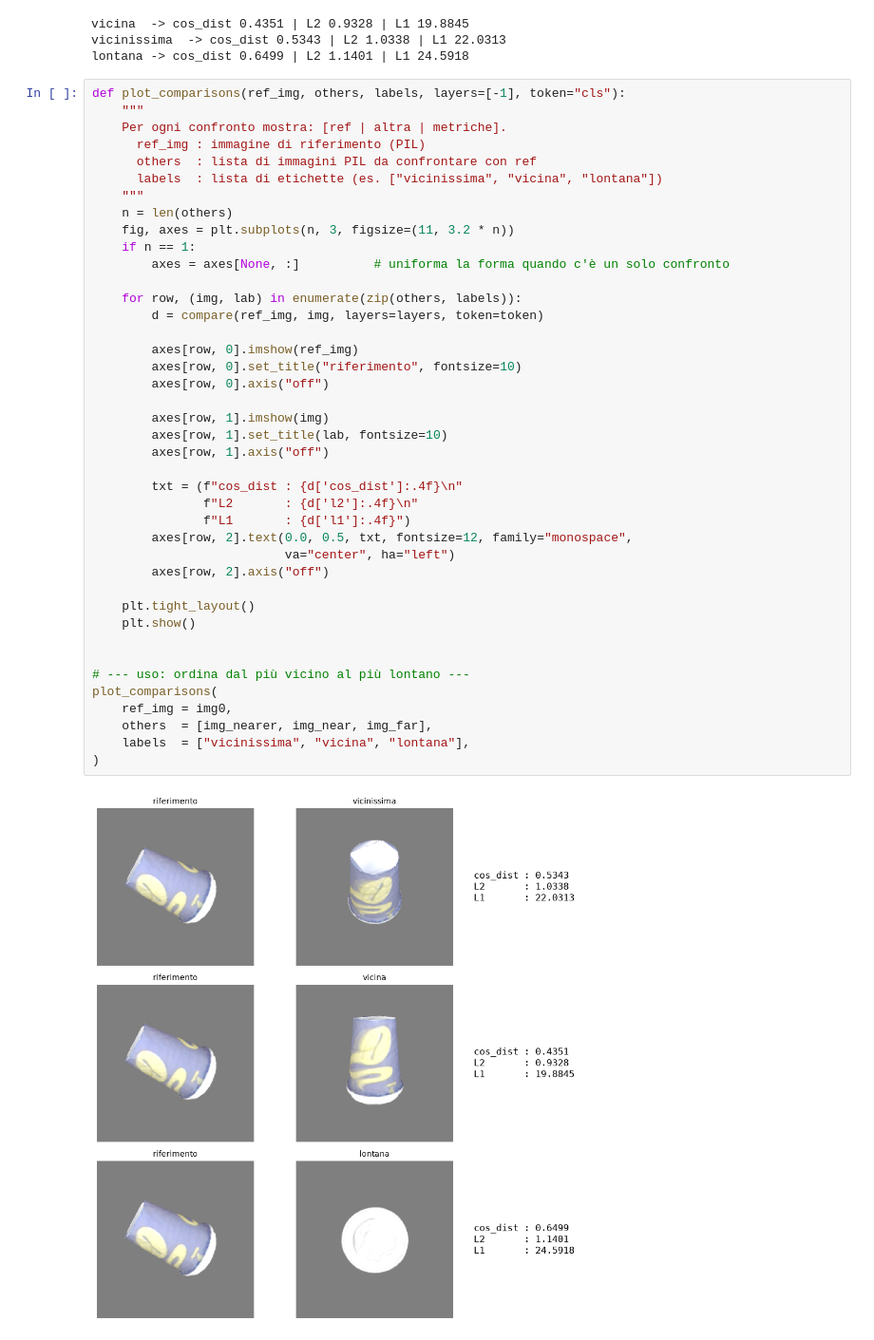
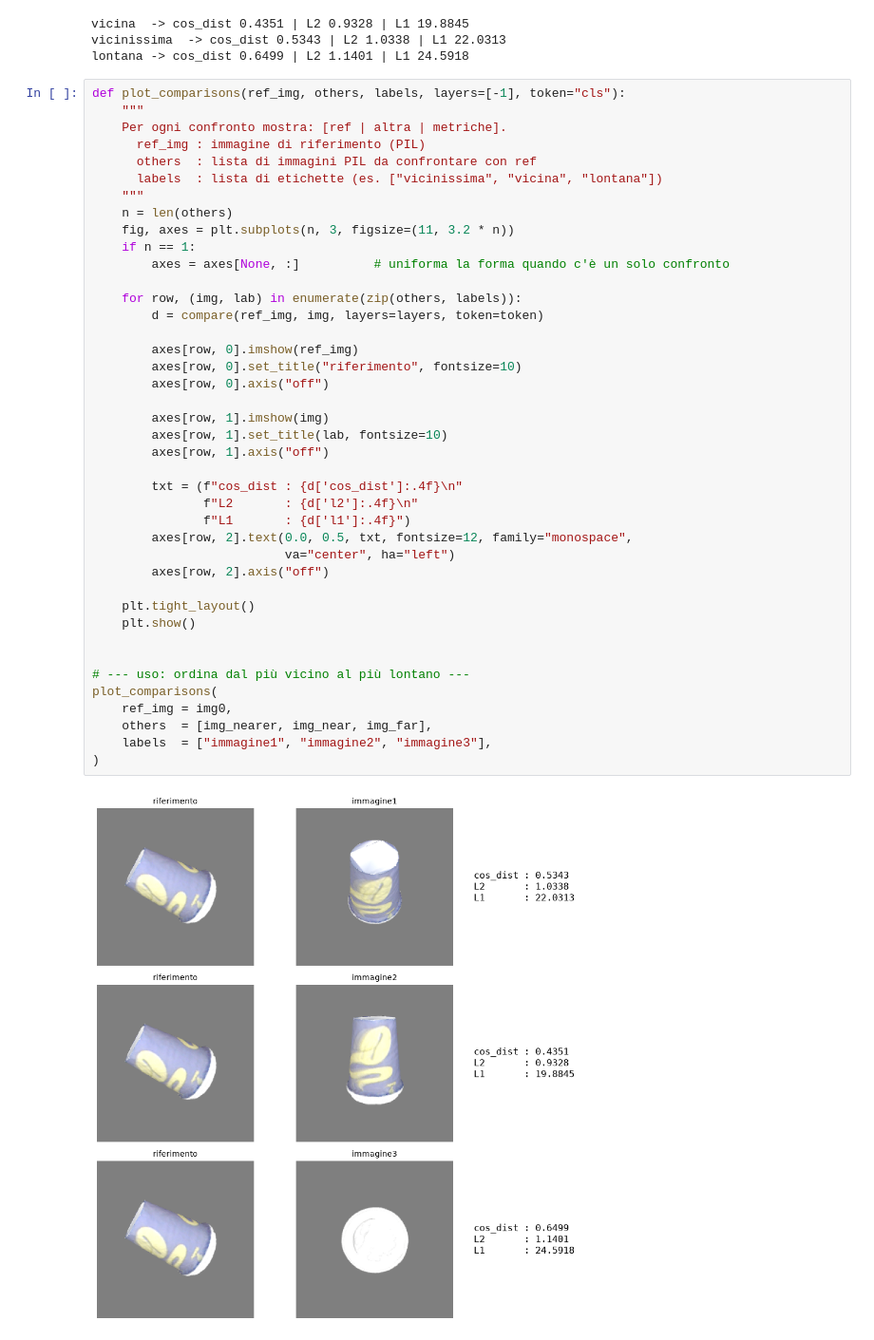
Before and after one commit to Saiukk/PoseJEPA, a Jupyter notebook: Script/Notebook/experiments.ipynb, the cells around one changed output. Shown at 95% size. Cells and saved outputs as stored; diff of their text form.

Commit message:
first plot on same object

```diff
--- a/Script/Notebook/experiments.ipynb
+++ b/Script/Notebook/experiments.ipynb
@@ -109,32 +109,32 @@ def plot_comparisons(ref_img, others, labels, layers=[-1], token="cls"):
         axes = axes[None, :]          # uniforma la forma quando c'è un solo confronto
 
     for row, (img, lab) in enumerate(zip(others, labels)):
         d = compare(ref_img, img, layers=layers, token=token)
 
         axes[row, 0].imshow(ref_img)
         axes[row, 0].set_title("riferimento", fontsize=10)
         axes[row, 0].axis("off")
 
         axes[row, 1].imshow(img)
         axes[row, 1].set_title(lab, fontsize=10)
         axes[row, 1].axis("off")
 
         txt = (f"cos_dist : {d['cos_dist']:.4f}\n"
                f"L2       : {d['l2']:.4f}\n"
                f"L1       : {d['l1']:.4f}")
         axes[row, 2].text(0.0, 0.5, txt, fontsize=12, family="monospace",
                           va="center", ha="left")
         axes[row, 2].axis("off")
 
     plt.tight_layout()
     plt.show()
 
 
 # --- uso: ordina dal più vicino al più lontano ---
 plot_comparisons(
     ref_img = img0,
     others  = [img_nearer, img_near, img_far],
-    labels  = ["vicinissima", "vicina", "lontana"],
+    labels  = ["immagine1", "immagine2", "immagine3"],
 )
 # %% [output]
-[figure, old version]
+[figure, new version]
```
Also changed, not shown: parts of 4 cells of this notebook, 1 other file.
